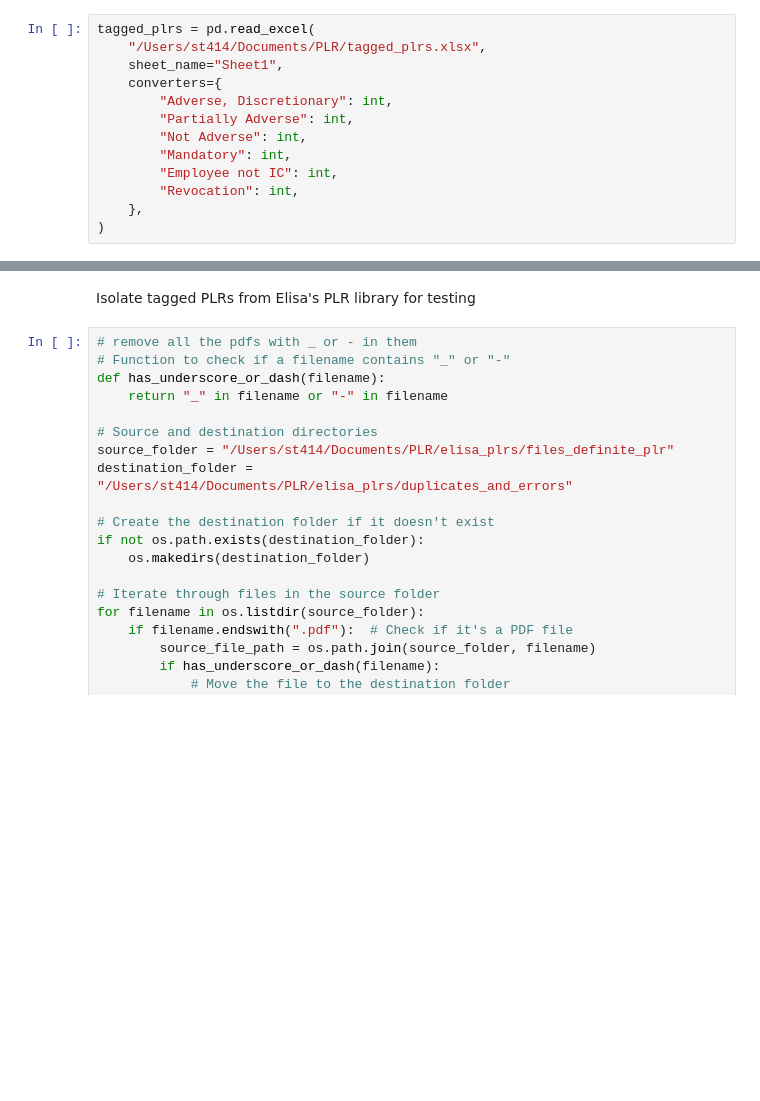
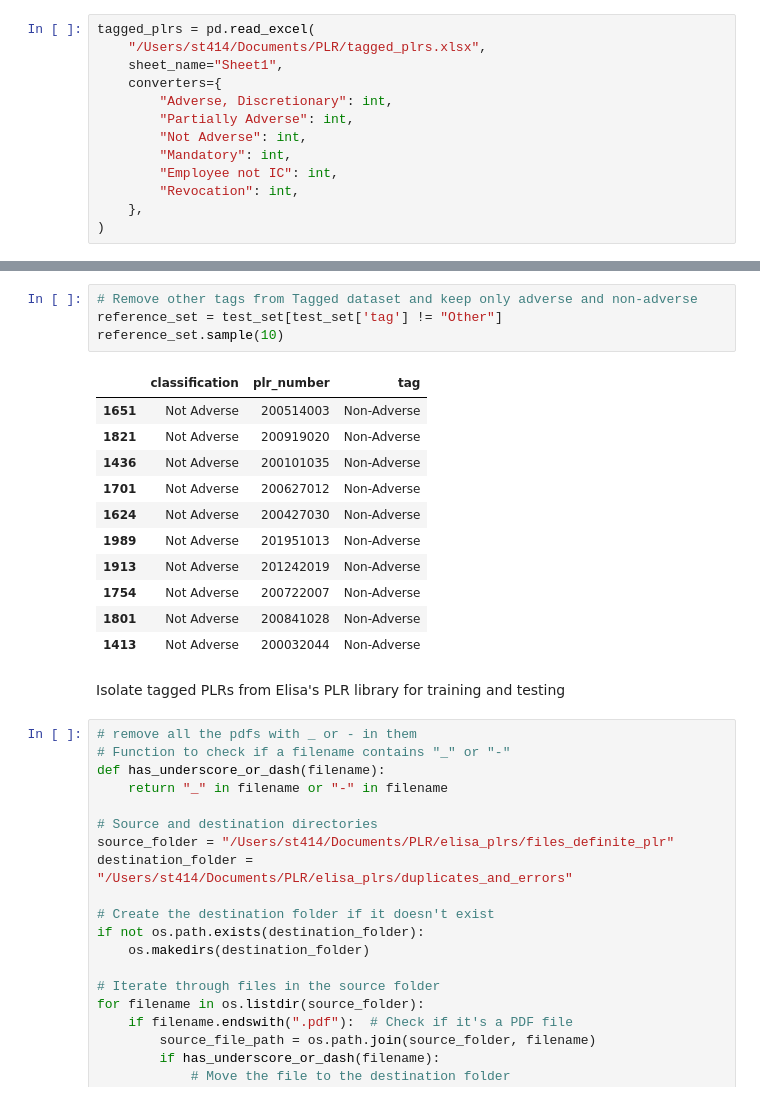
Before and after one commit to surabhitri/PLR_Classification, a Jupyter notebook: automation_pipeline.ipynb, the cells around one changed output, grey strips where cells are left out. Cells and saved outputs as stored; diff of their text form; blank space fills up the shorter version.

```diff
--- a/automation_pipeline.ipynb
+++ b/automation_pipeline.ipynb
@@ -160,5 +141,21 @@ tagged_plrs_melted.sample(10)
+# %%
+# Remove other tags from Tagged dataset and keep only adverse and non-adverse
+reference_set = test_set[test_set['tag'] != "Other"]
+reference_set.sample(10)
+# %% [output]
+|  | classification | plr_number | tag |
+| 1651 | Not Adverse | 200514003 | Non-Adverse |
+| 1821 | Not Adverse | 200919020 | Non-Adverse |
+| 1436 | Not Adverse | 200101035 | Non-Adverse |
+| 1701 | Not Adverse | 200627012 | Non-Adverse |
+| 1624 | Not Adverse | 200427030 | Non-Adverse |
+| 1989 | Not Adverse | 201951013 | Non-Adverse |
+| 1913 | Not Adverse | 201242019 | Non-Adverse |
+| 1754 | Not Adverse | 200722007 | Non-Adverse |
+| 1801 | Not Adverse | 200841028 | Non-Adverse |
+| 1413 | Not Adverse | 200032044 | Non-Adverse |
 # %% [markdown]
-Isolate tagged PLRs from Elisa's PLR library for testing
+Isolate tagged PLRs from Elisa's PLR library for training and testing
 # %%
 # remove all the pdfs with _ or - in them
 # Function to check if a filename contains "_" or "-"
```
Also changed, not shown: parts of 18 cells of this notebook.
